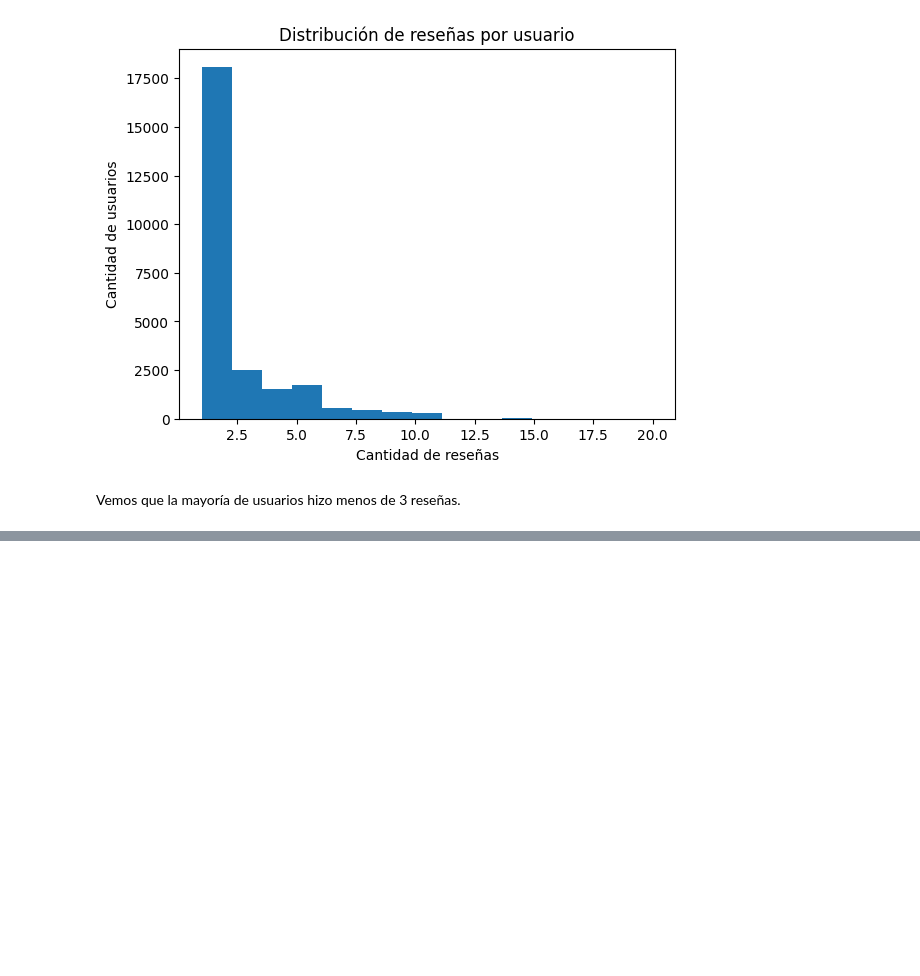
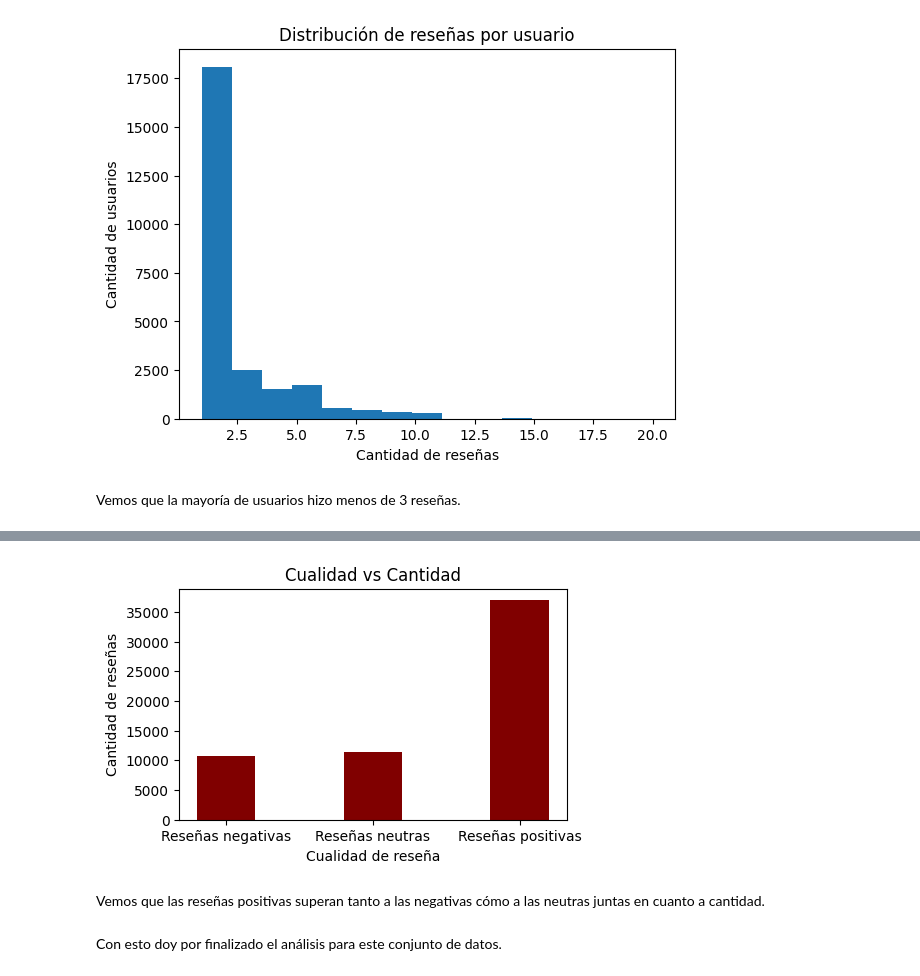
Before and after one commit to Tagliaferro22/steam-games, a Jupyter notebook: EDA/EDA_user_reviews.ipynb, the cells around one changed output, grey strips where cells are left out. Drawn from its saved outputs; the diff is of its cells as text; code cells hidden in the pictures; blank space fills up the shorter version.

```diff
--- a/EDA/EDA_user_reviews.ipynb
+++ b/EDA/EDA_user_reviews.ipynb
@@ -571,0 +672,4 @@ Vemos que la mayoría de usuarios hizo menos de 3 reseñas.
+# %%
+# Cargamos el dataset dónde están las reseñas con su respectivo puntaje
+reseñas_con_puntaje = pd.read_parquet("../Datasets/reviews_con_puntaje.parquet")
+reseñas_con_puntaje.head(3) # Vemos las primeras 3 filas
@@ -571,0 +681,17 @@ Vemos que la mayoría de usuarios hizo menos de 3 reseñas.
+# %%
+fig = plt.figure(figsize = (5, 3))
+
+# creating the bar plot
+plt.bar(["Reseñas negativas","Reseñas neutras","Reseñas positivas"], [len(reseñas_con_puntaje[reseñas_con_puntaje["puntaje"] == 0]), len(reseñas_con_puntaje[reseñas_con_puntaje["puntaje"] == 1]), len(reseñas_con_puntaje[reseñas_con_puntaje["puntaje"] == 2])], color ='maroon',
+        width = 0.4)
+
+plt.xlabel("Cualidad de reseña")
+plt.ylabel("Cantidad de reseñas")
+plt.title("Cualidad vs Cantidad")
+plt.show()
+# %% [output]
+[figure, added]
+# %% [markdown]
+Vemos que las reseñas positivas superan tanto a las negativas cómo a las neutras juntas en cuanto a cantidad.
+# %% [markdown]
+Con esto doy por finalizado el análisis para este conjunto de datos.
```
Also changed, not shown: parts of 18 cells of this notebook.
